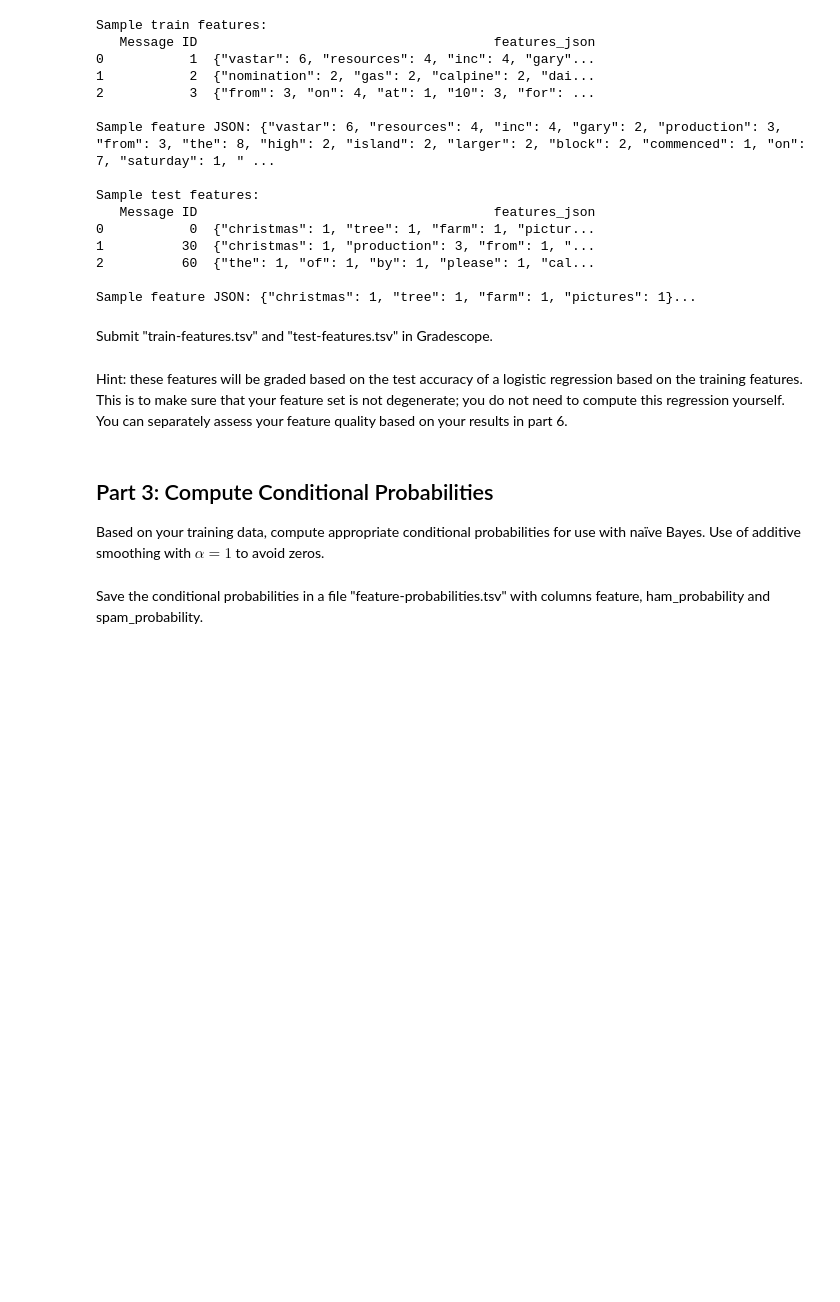
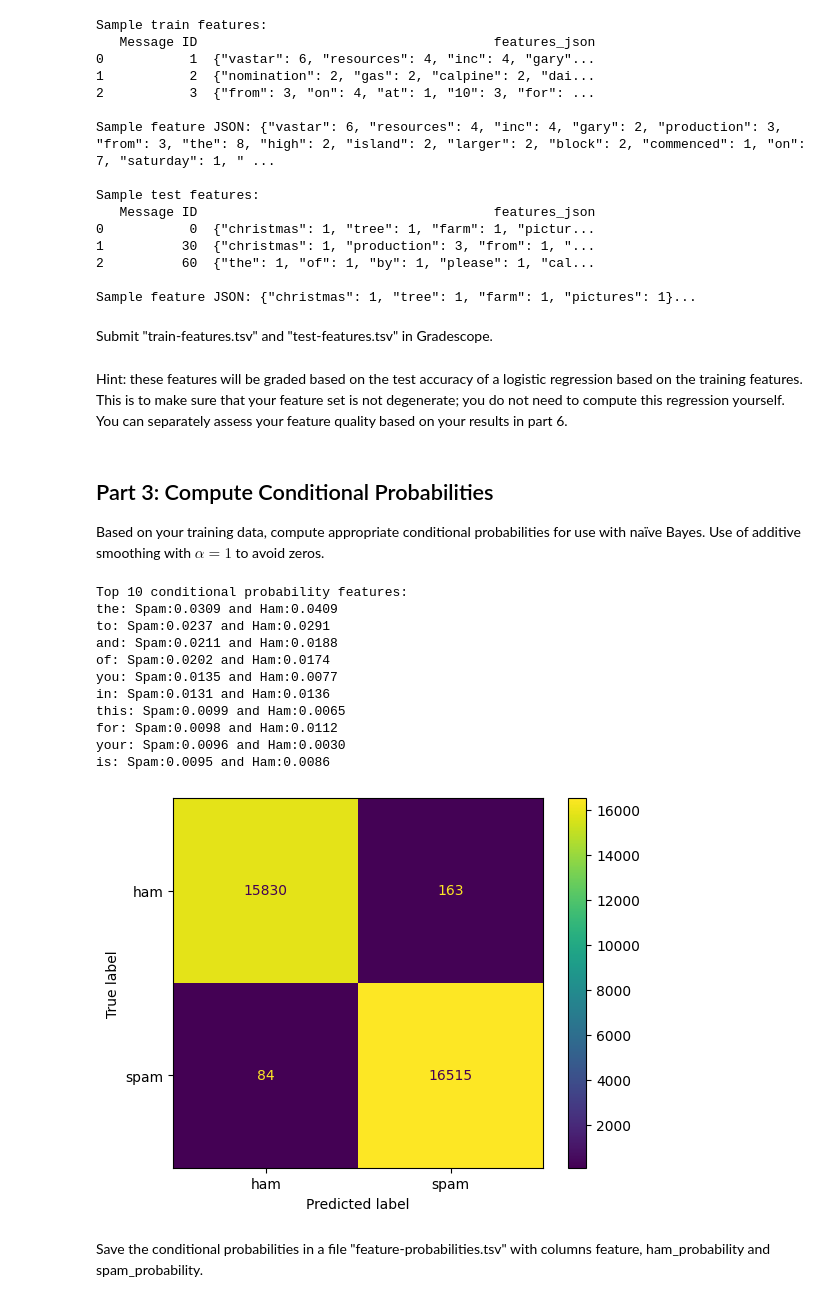
Before and after one commit to jtvon/dx704-project-09, a Jupyter notebook: project.ipynb, the cells around one changed output. Drawn from its saved outputs; the diff is of its cells as text; code cells hidden in the pictures; blank space fills up the shorter version.

Commit message:
Computing feature probabilities

```diff
--- a/project.ipynb
+++ b/project.ipynb
@@ -193,2 +194,41 @@ Use of additive smoothing with $\alpha=1$ to avoid zeros.
+# %%
+# Train a bayesian model on the training data
+from sklearn.naive_bayes import MultinomialNB
+from sklearn.metrics import classification_report, ConfusionMatrixDisplay, confusion_matrix
+
+model_mnb = MultinomialNB(alpha=1.0)
+model_mnb.fit(feature_matrix[train_indices], train_data['Spam/Ham'])
+
+# Evaluate the model
+train_pred = model_mnb.predict(feature_matrix[train_indices])
+cm = confusion_matrix(train_data['Spam/Ham'], train_pred)
+ConfusionMatrixDisplay(cm, display_labels=model_mnb.classes_).plot()
+
+# Compute the conditional probabilities of each feature
+feature_log_probs = model_mnb.feature_log_prob_
+feature_probs = np.exp(feature_log_probs)
+
+# Display the top 10 conditional probability features
+spam_class_index = list(model_mnb.classes_).index('spam')
+ham_class_index = list(model_mnb.classes_).index('ham')
+spam_feature_probs = feature_probs[spam_class_index]
+ham_feature_probs = feature_probs[ham_class_index]
+top_spam_indices = np.argsort(spam_feature_probs)[-10:][::-1]
+print("Top 10 conditional probability features:")
+for idx in top_spam_indices:
+    print(f"{feature_names[idx]}: Spam:{spam_feature_probs[idx]:.4f} and Ham:{ham_feature_probs[idx]:.4f}")
+# %% [output]
+Top 10 conditional probability features:
+the: Spam:0.0309 and Ham:0.0409
+to: Spam:0.0237 and Ham:0.0291
+and: Spam:0.0211 and Ham:0.0188
+of: Spam:0.0202 and Ham:0.0174
+you: Spam:0.0135 and Ham:0.0077
+in: Spam:0.0131 and Ham:0.0136
+this: Spam:0.0099 and Ham:0.0065
+for: Spam:0.0098 and Ham:0.0112
+your: Spam:0.0096 and Ham:0.0030
+is: Spam:0.0095 and Ham:0.0086
+[figure, added]
 # %% [markdown]
 Save the conditional probabilities in a file "feature-probabilities.tsv" with columns feature, ham_probability and spam_probability.
```
Also changed, not shown: parts of 8 cells of this notebook, 1 other file.
